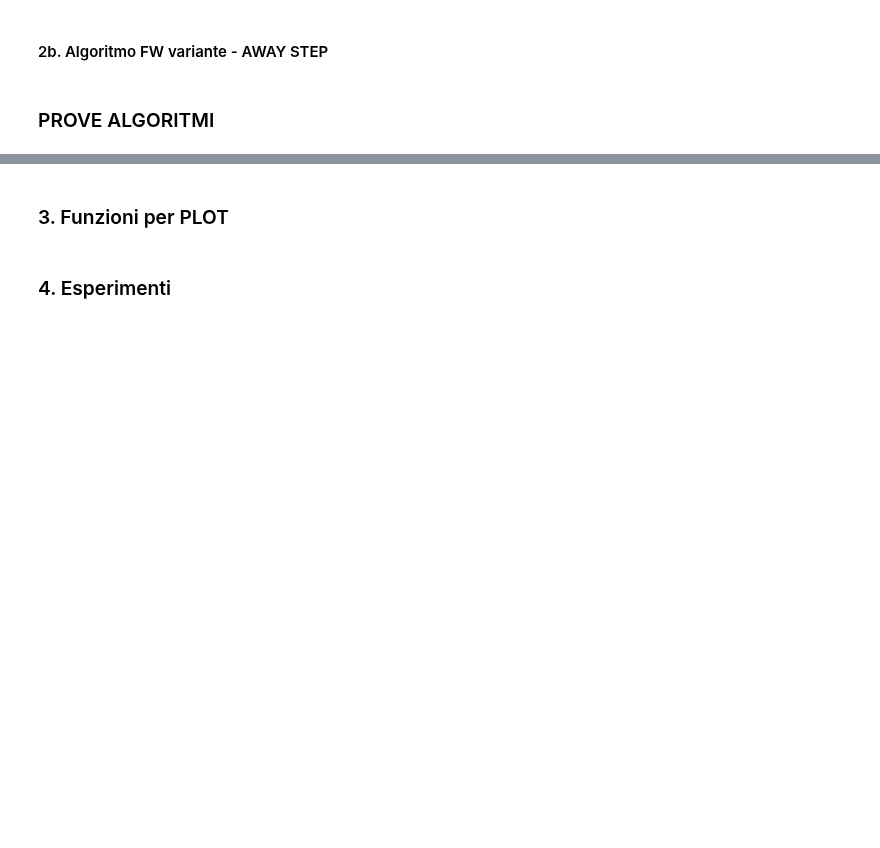
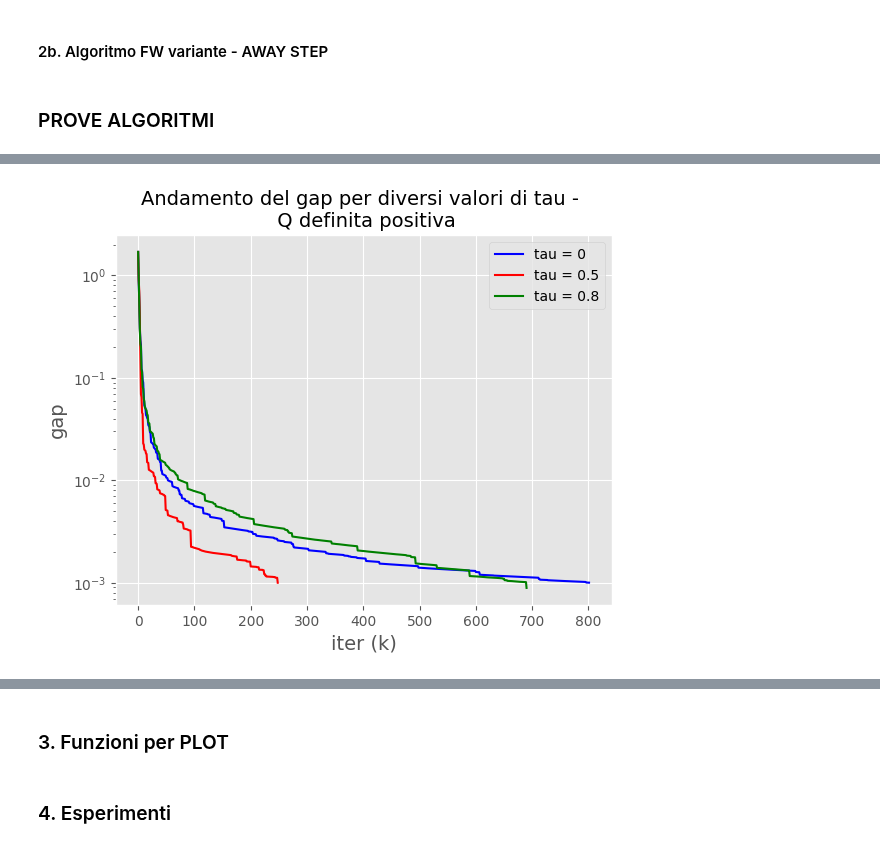
Before and after one commit to vpicchianti/Optimization-for-Data-Science, a Jupyter notebook: FW_nuovo.ipynb, the cells around one changed output, grey strips where cells are left out. Drawn from its saved outputs; the diff is of its cells as text; code cells hidden in the pictures; blank space fills up the shorter version.

```diff
--- a/FW_nuovo.ipynb
+++ b/FW_nuovo.ipynb
@@ -634,3 +642,26 @@ def AFW(epsilon, max_iter, Q, q, numero_archi,func, k_granularity, x, visualize_
     return f_values, k, tempo_tot, tempi_per_it, x, dual_gap, tempo_per_it_MCF, elapsed_time
 # %% [markdown]
 ### PROVE ALGORITMI
+# %%
+## PROVA FW TRADIZIONALE
+
+func = lambda x: np.dot(x, np.dot(Q, x))+np.dot(q,x)
+#nome_file_dmx = '1000/netgen-1000-1-3-b-b-s.dmx'
+nome_file_dmx ='1000/netgen-1000-1-2-a-b-s.dmx'
+
+n, numero_archi, u, b, q, _, from_ , to = leggi_file_dimacs(nome_file_dmx)
+Q = genera_Q(10, u, q, numero_archi, 0.0)
+x_0 = u/2
+#Q = np.load('Q.npy')
+f_tol = 1e-9
+time_tol = np.inf
+epsilon = 1e-3
+tau1 = 0.0
+max_iter = 2000
+tau2 = 0.5
+tau3 = 0.8
+x, function_value, elapsed_time, dual_gap, k, tempi_per_it, tempo_per_it_MCF, status = FW_trad_modificato(b,n,from_,to,f_tol, time_tol, epsilon, Q, q, u, tau1, max_iter, numero_archi, x_0, step_size_ottimo=True, visualize_res=True)
+
+x_2, function_value_2, elapsed_time_2, dual_gap_2, k_2, tempi_per_it_2, tempo_per_it_MCF_2, status_2 = FW_trad_modificato(b,n,from_,to,f_tol, time_tol, epsilon, Q, q, u, tau2, max_iter, numero_archi, x_0, step_size_ottimo=True, visualize_res=True)
+
+x_3, function_value_3, elapsed_time_3, dual_gap_3, k_3, tempi_per_it_3, tempo_per_it_MCF_3, status_3 = FW_trad_modificato(b,n,from_,to,f_tol, time_tol, epsilon, Q, q, u, tau3, max_iter, numero_archi, x_0, step_size_ottimo=True, visualize_res=True)
@@ -637 +686,14 @@ def AFW(epsilon, max_iter, Q, q, numero_archi,func, k_granularity, x, visualize_
+# %%
+plt.style.use('ggplot')
+plt.plot(list(range(k+1)), dual_gap, label = 'tau = 0', color = 'blue')
+plt.plot(list(range(k_2+1)), dual_gap_2, label='tau = 0.5', color = 'red')
+plt.plot(list(range(k_3+1)), dual_gap_3, label='tau = 0.8', color = 'green')
+plt.ylabel ('gap',  fontsize = 14)
+plt.xlabel('iter (k)',  fontsize = 14)
+plt.yscale('log')
+plt.title('Andamento del gap per diversi valori di tau - \n Q definita positiva', fontsize = 14)
+plt.legend()
+plt.show()
+# %% [output]
+[figure, added]
 # %%
```
Also changed, not shown: parts of 7 cells of this notebook, 6 other files.
